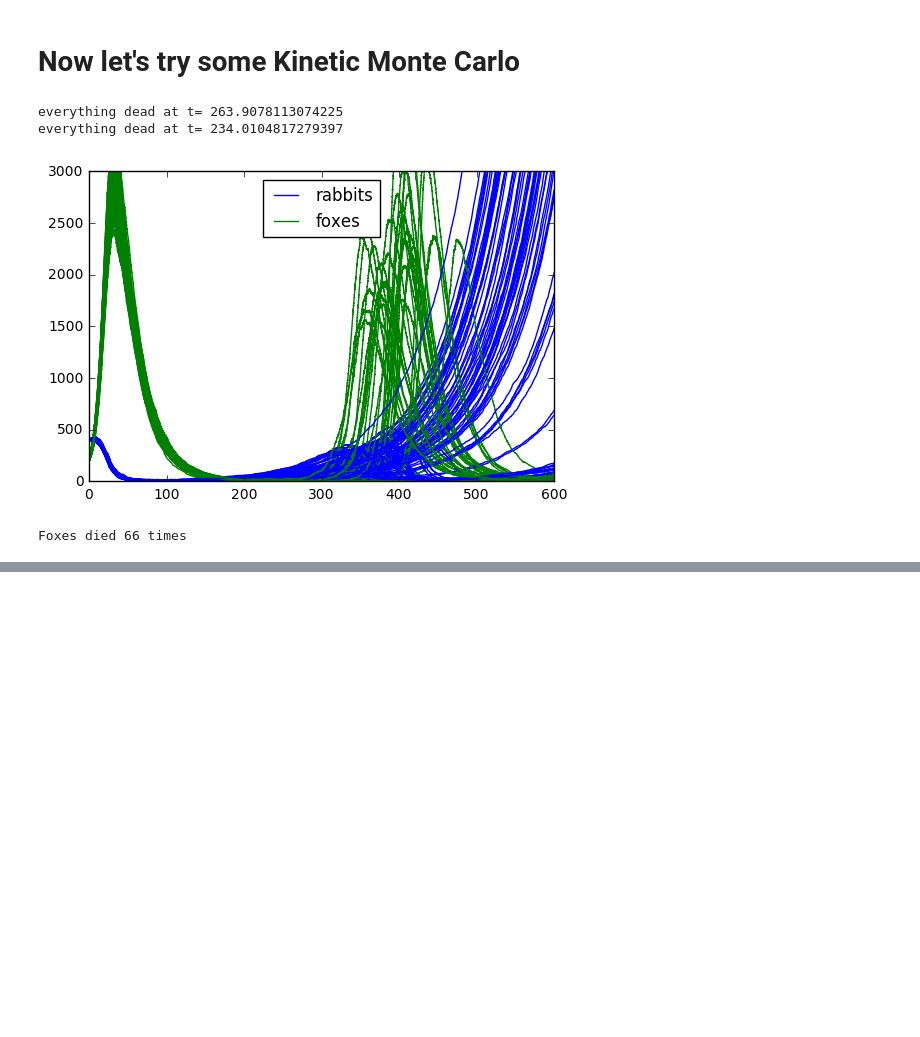
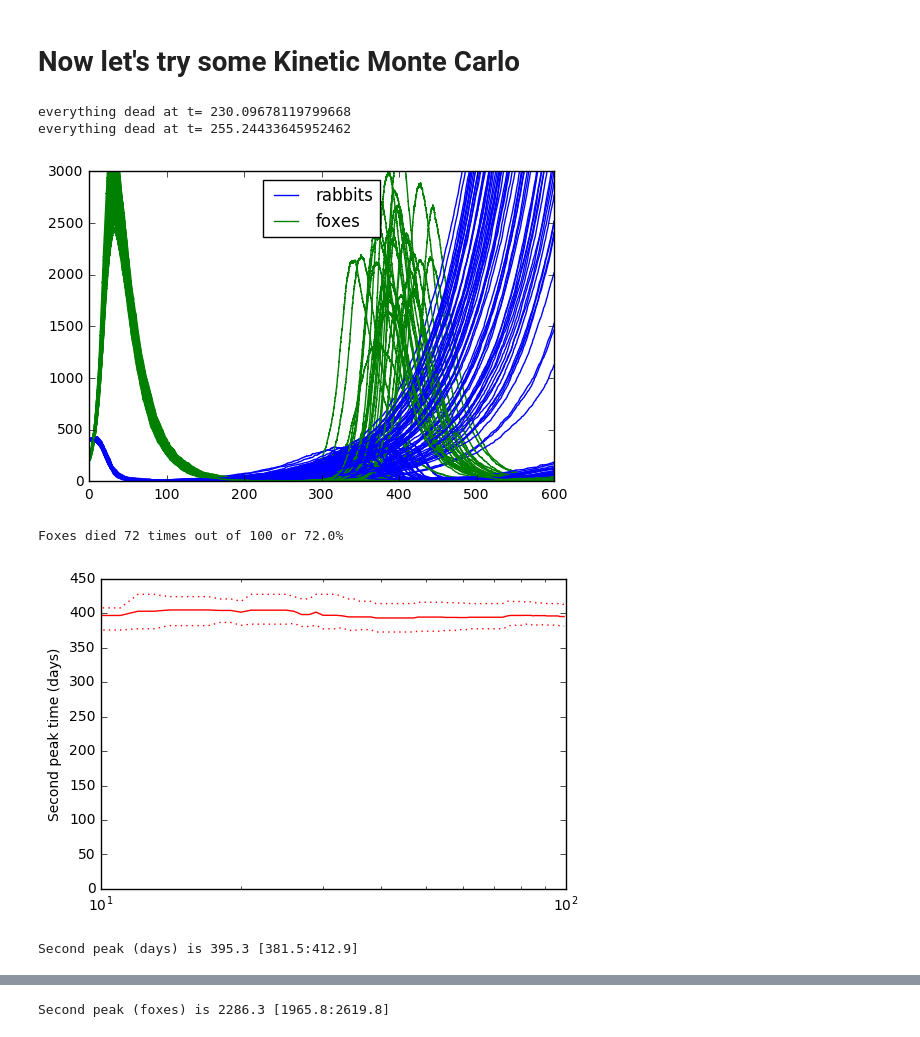
Before and after one commit to dbaugher/rabbits-and-foxes, a Jupyter notebook: rabbits-and-foxes.ipynb, the cells around one changed output, grey strips where cells are left out. Saved outputs shown, nothing was run; the diff lists cells and outputs as text; code cells hidden in the pictures; blank space fills up the shorter version.

Commit message:
KMC repeated to find average and IQR of second peak

```diff
--- a/rabbits-and-foxes.ipynb
+++ b/rabbits-and-foxes.ipynb
@@ -229,7 +229,19 @@ def get_rates(rabbits, foxes):
 
 quantum = 1
 dead_foxes = 0
-for n in range(100):
+runs = 100
+second_peak_times = []
+second_peak_foxes = []
+
+mean_times = np.zeros(runs)
+mean_foxes = np.zeros(runs)
+upper_quartile_times = np.zeros(runs)
+lower_quartile_times = np.zeros(runs)
+upper_quartile_foxes = np.zeros(runs)
+lower_quartile_foxes = np.zeros(runs)
+
+
+for run in range(runs):
     time = 0
     rabbit = 400
     fox = 200
@@ -250,35 +262,72 @@ for n in range(100):
             rabbits.append(rabbit)
             foxes.append(fox)
             break
         wait_time = random.expovariate( sum_rates ) * quantum
         time += wait_time
         choice = random.uniform(0, sum_rates)
         # Imagine we threw a dart at a number line, and it hit at "choice"
         choice -= rabbit_birth
         if choice < 0:
             rabbit += quantum # rabbit born
             continue
         choice -= rabbit_death
         if choice < 0:
             rabbit -= quantum # rabbit died
             continue
         if choice < fox_birth:
             fox += quantum # fox born
             continue
         fox -= quantum # fox died
         if fox == 0:
             #print("Foxes died at t=",time)
             dead_foxes+=1
 
+    times = np.array(times)
+    rabbits = np.array(rabbits)
+    foxes = np.array(foxes)
+
+    index_of_second_peak = np.argmax(foxes*(times>200)*(foxes>100))
+    if index_of_second_peak:
+        second_peak_times.append(times[index_of_second_peak])
+        second_peak_foxes.append(foxes[index_of_second_peak])
+
+    if len(second_peak_times)>0:
+        mean_times[run] = np.mean(second_peak_times)
+        mean_foxes[run] = np.mean(second_peak_foxes)
+        upper_quartile_times[run] = np.percentile(second_peak_times,75)
+        lower_quartile_times[run] = np.percentile(second_peak_times,25)
+        upper_quartile_foxes[run] = np.percentile(second_peak_foxes,75)
+        lower_quartile_foxes[run] = np.percentile(second_peak_foxes,25)
+
+
     plt.plot(times, rabbits, 'b')
     plt.plot(times, foxes, 'g')
 
 plt.legend(['rabbits','foxes'],loc="best") # put the legend at the best location to avoid overlapping things
 plt.ylim(0,3000)
 plt.show()
-print("Foxes died {} times".format(dead_foxes))
+print("Foxes died {} times out of {} or {:.1f}%".format(dead_foxes, runs, 100*dead_foxes/runs))
+
+plt.semilogx(mean_times,'-r')
+plt.semilogx(upper_quartile_times,':r')
+plt.semilogx(lower_quartile_times,':r')
+plt.ylabel('Second peak time (days)')
+plt.xlim(10)
+plt.show()
+print("Second peak (days) is {:.1f} [{:.1f}:{:.1f}] ".format(mean_times[-1], lower_quartile_times[-1], upper_quartile_times[-1]))
+
+
+plt.semilogx(mean_foxes,'-k')
+plt.semilogx(upper_quartile_foxes,':k')
+plt.semilogx(lower_quartile_foxes,':k')
+plt.ylabel('Second peak foxes')
+plt.xlim(10)
+plt.show()
+print("Second peak (foxes) is {:.1f} [{:.1f}:{:.1f}] ".format(mean_foxes[-1], lower_quartile_foxes[-1], upper_quartile_foxes[-1]))
 # %% [output]
-everything dead at t= 263.9078113074225
-everything dead at t= 234.0104817279397
+everything dead at t= 230.09678119799668
+everything dead at t= 255.24433645952462
-[figure, old version]
+[figure, new version]
-Foxes died 66 times
+Foxes died 72 times out of 100 or 72.0%
+[figure, added]
+Second peak (days) is 395.3 [381.5:412.9]
@@ -284,0 +335 @@ Foxes died 66 times
+Second peak (foxes) is 2286.3 [1965.8:2619.8]
```
Also changed, not shown: parts of 1 cell of this notebook.
